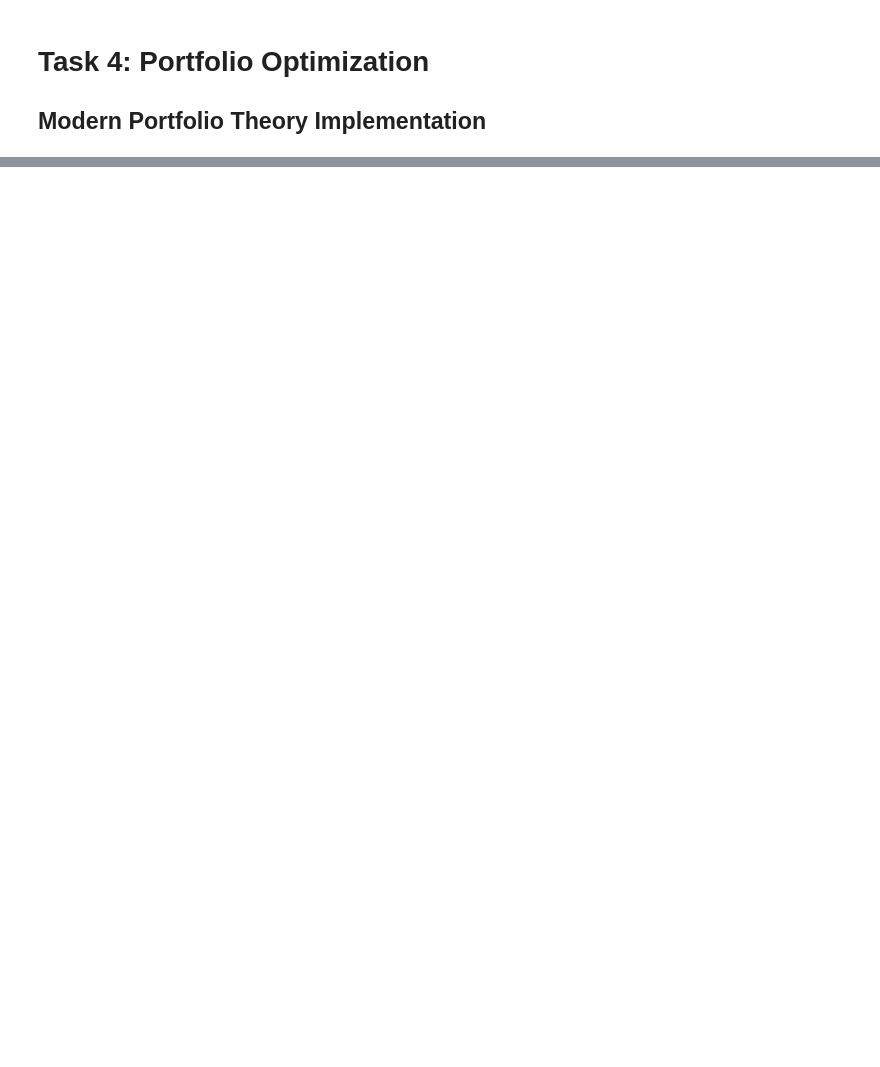
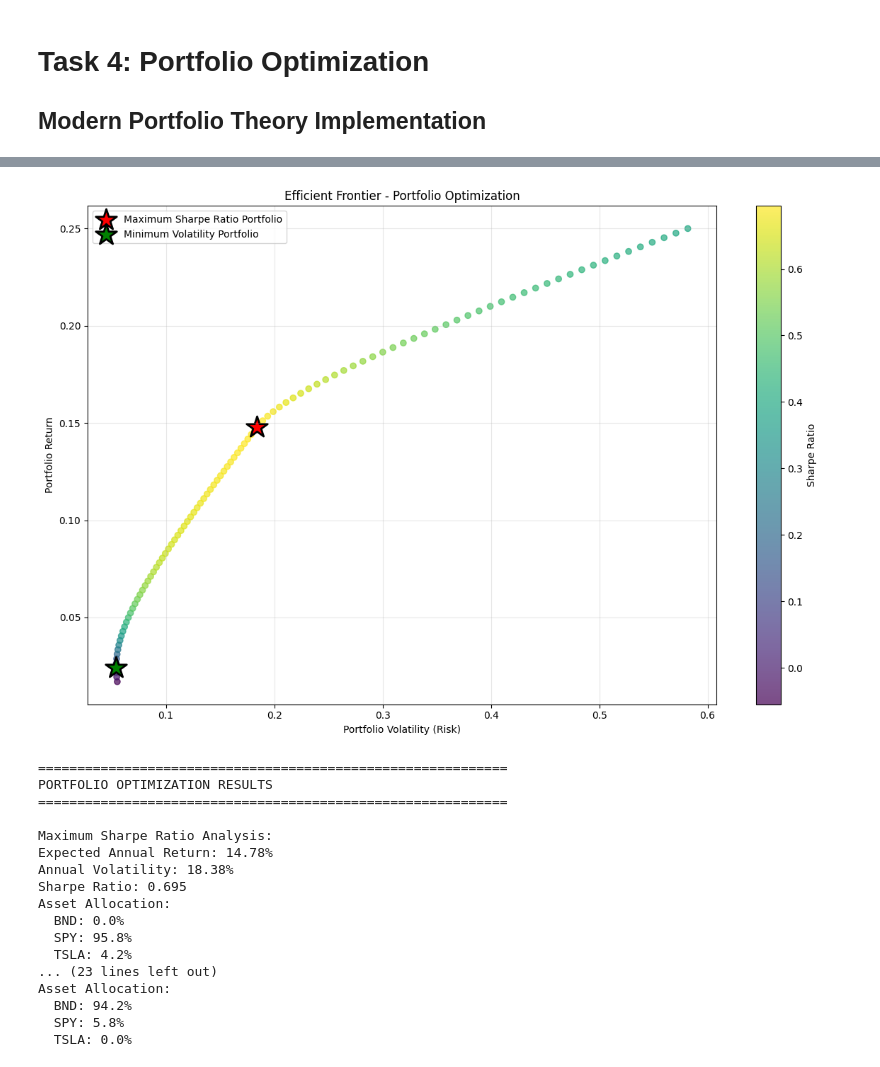
Before and after one commit to Jonepeter/Time-Series-Portfolio-Opt, a Jupyter notebook: notebooks/4_portfolio_optimization.ipynb, the cells around one changed output, grey strips where cells are left out. Drawn from its saved outputs; the diff is of its cells as text; code cells hidden in the pictures; blank space fills up the shorter version.

```diff
--- a/notebooks/4_portfolio_optimization.ipynb
+++ b/notebooks/4_portfolio_optimization.ipynb
@@ -33,3 +58,24 @@ for i, asset in enumerate(assets):
 # %%
 # Plot efficient frontier
-max_sharpe, min_vol = optimizer.plot_efficient_frontier()
+max_sharpe_weights, min_vol_weights = optimizer.plot_efficient_frontier()
+# Get portfolio recommendation
+recommended_weights = optimizer.recommend_portfolio()
+# %% [output]
+[figure, added]
+============================================================
+PORTFOLIO OPTIMIZATION RESULTS
+============================================================
+
+Maximum Sharpe Ratio Analysis:
+Expected Annual Return: 14.78%
+Annual Volatility: 18.38%
+Sharpe Ratio: 0.695
+Asset Allocation:
+  BND: 0.0%
+  SPY: 95.8%
+  TSLA: 4.2%
+... (23 lines left out)
+Asset Allocation:
+  BND: 94.2%
+  SPY: 5.8%
+  TSLA: 0.0%
```
Also changed, not shown: parts of 5 cells of this notebook.
